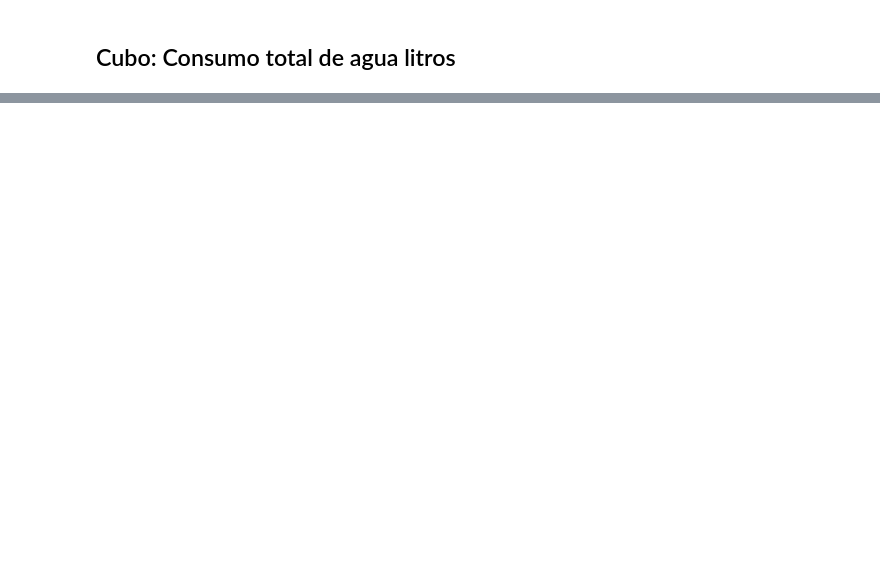
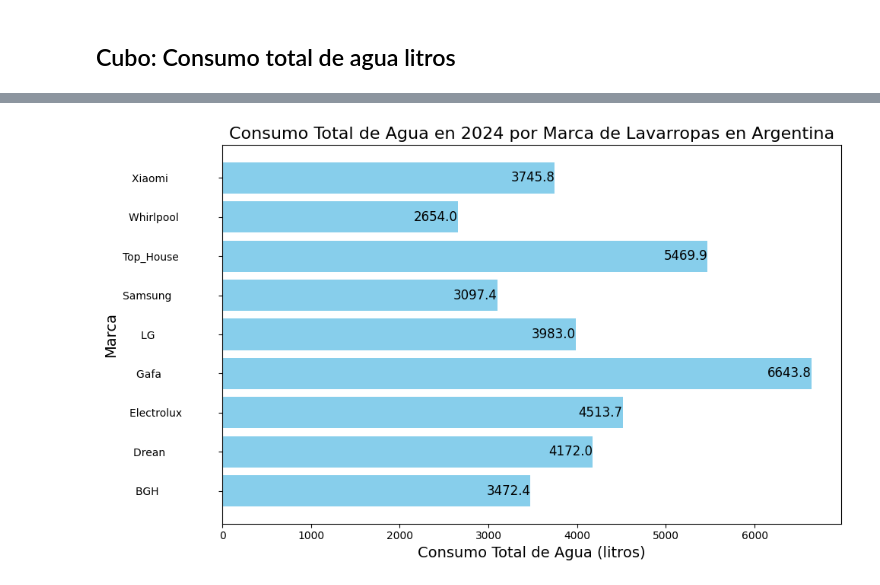
Before and after one commit to Elias-C0/TP_final_Base_Datos_MultidimensionaL, a Jupyter notebook: DataWarehouse/ETL.ipynb, the cells around one changed output, grey strips where cells are left out. Cells and saved outputs as stored; diff of their text form; code cells hidden in the pictures; blank space fills up the shorter version.

```diff
--- a/DataWarehouse/ETL.ipynb
+++ b/DataWarehouse/ETL.ipynb
@@ -224,0 +258,18 @@ consulta_3
+# %%
+plt.figure(figsize=(10, 6))
+plt.barh(consulta_3['marca'], consulta_3['consumo_total_agua'], color='skyblue')
+
+# Añadir etiquetas y título con tamaños de fuente personalizados
+plt.xlabel('Consumo Total de Agua (litros)', fontsize=14)
+plt.ylabel('Marca', fontsize=14)
+plt.title('Consumo Total de Agua en 2024 por Marca de Lavarropas en Argentina', fontsize=16)
+
+# Añadir el valor de cada barra al final de la barra
+for index, value in enumerate(consulta_3['consumo_total_agua']):
+    plt.text(value, index, f'{value:.1f}', ha='right', va='center', fontsize=12)
+plt.tight_layout()  # Ajustar el espaciado para que no se corte nada
+
+plt.savefig('./graficos/consumo_agua_por_marca.png', format='png', transparent=True, dpi=300)
+plt.show()
+# %% [output]
+[figure, added]
```
Also changed, not shown: parts of 10 cells of this notebook, 3 other files.
